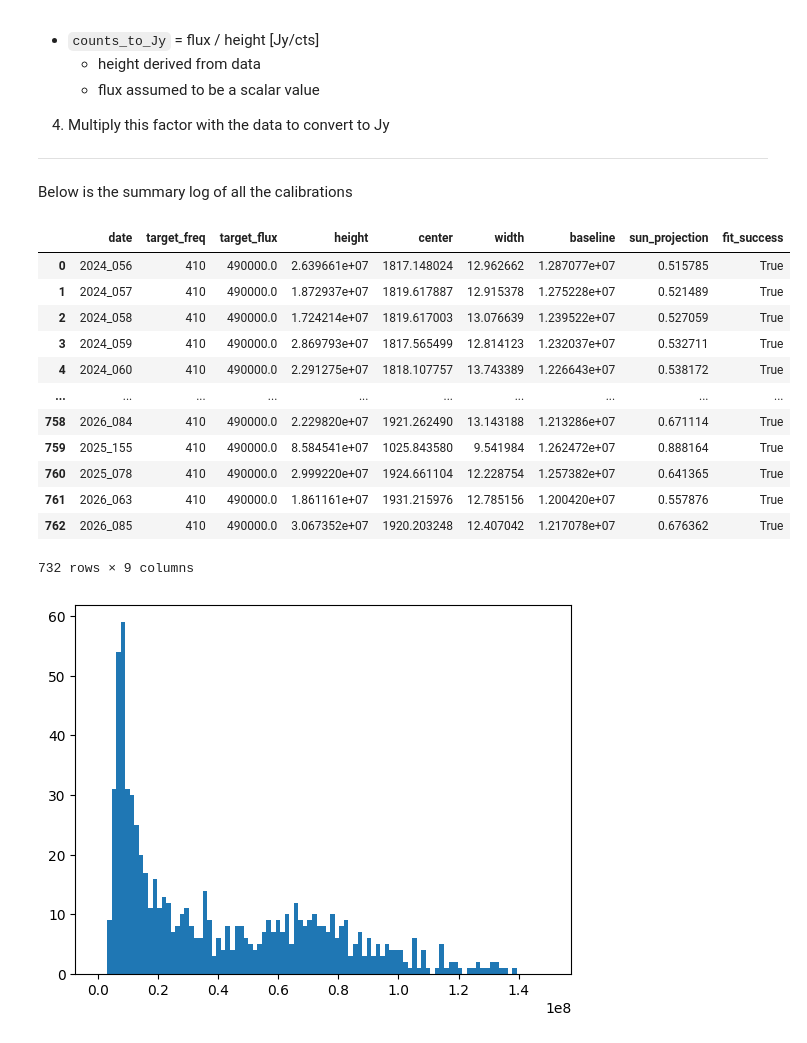
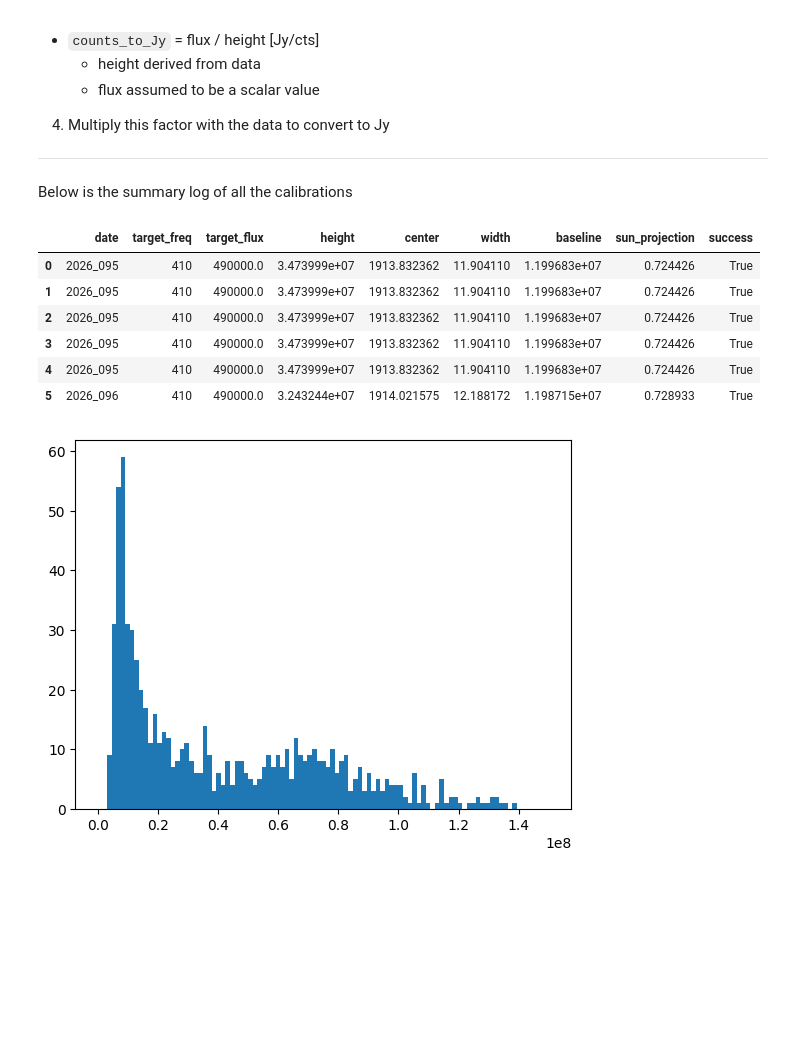
Before and after one commit to dbautista98/chime-reduction, a Jupyter notebook: notebooks/significant_digits.ipynb, the cells around one changed output. Saved outputs shown, nothing was run; the diff lists cells and outputs as text; code cells hidden in the pictures; blank space fills up the shorter version.

Commit message:
standardize column labels in log files

```diff
--- a/notebooks/significant_digits.ipynb
+++ b/notebooks/significant_digits.ipynb
@@ -24,23 +24,17 @@ import chime.calibration as cal
 ----------------------
 Below is the summary log of all the calibrations
 # %%
-df = pd.read_csv("calibration_log.csv")
-df = df[df.fit_success == True]
+df = pd.read_csv("../calibration_log.csv")
+df = df[df.success == True]
 df
 # %% [output]
-|  | date | target_freq | target_flux | height | center | width | baseline | sun_projection | fit_success |
-| 0 | 2024_056 | 410 | 490000.0 | 2.639661e+07 | 1817.148024 | 12.962662 | 1.287077e+07 | 0.515785 | True |
-| 1 | 2024_057 | 410 | 490000.0 | 1.872937e+07 | 1819.617887 | 12.915378 | 1.275228e+07 | 0.521489 | True |
-| 2 | 2024_058 | 410 | 490000.0 | 1.724214e+07 | 1819.617003 | 13.076639 | 1.239522e+07 | 0.527059 | True |
-| 3 | 2024_059 | 410 | 490000.0 | 2.869793e+07 | 1817.565499 | 12.814123 | 1.232037e+07 | 0.532711 | True |
-| 4 | 2024_060 | 410 | 490000.0 | 2.291275e+07 | 1818.107757 | 13.743389 | 1.226643e+07 | 0.538172 | True |
-| ... | ... | ... | ... | ... | ... | ... | ... | ... | ... |
-| 758 | 2026_084 | 410 | 490000.0 | 2.229820e+07 | 1921.262490 | 13.143188 | 1.213286e+07 | 0.671114 | True |
-| 759 | 2025_155 | 410 | 490000.0 | 8.584541e+07 | 1025.843580 | 9.541984 | 1.262472e+07 | 0.888164 | True |
-| 760 | 2025_078 | 410 | 490000.0 | 2.999220e+07 | 1924.661104 | 12.228754 | 1.257382e+07 | 0.641365 | True |
-| 761 | 2026_063 | 410 | 490000.0 | 1.861161e+07 | 1931.215976 | 12.785156 | 1.200420e+07 | 0.557876 | True |
-| 762 | 2026_085 | 410 | 490000.0 | 3.067352e+07 | 1920.203248 | 12.407042 | 1.217078e+07 | 0.676362 | True |
+|  | date | target_freq | target_flux | height | center | width | baseline | sun_projection | success |
+| 0 | 2026_095 | 410 | 490000.0 | 3.473999e+07 | 1913.832362 | 11.904110 | 1.199683e+07 | 0.724426 | True |
+| 1 | 2026_095 | 410 | 490000.0 | 3.473999e+07 | 1913.832362 | 11.904110 | 1.199683e+07 | 0.724426 | True |
+| 2 | 2026_095 | 410 | 490000.0 | 3.473999e+07 | 1913.832362 | 11.904110 | 1.199683e+07 | 0.724426 | True |
+| 3 | 2026_095 | 410 | 490000.0 | 3.473999e+07 | 1913.832362 | 11.904110 | 1.199683e+07 | 0.724426 | True |
+| 4 | 2026_095 | 410 | 490000.0 | 3.473999e+07 | 1913.832362 | 11.904110 | 1.199683e+07 | 0.724426 | True |
+| 5 | 2026_096 | 410 | 490000.0 | 3.243244e+07 | 1914.021575 | 12.188172 | 1.198715e+07 | 0.728933 | True |
-732 rows × 9 columns
 # %%
 plt.figure()
 plt.hist(df.height, bins=np.linspace(0, 1.5e8, num=100))
```
Also changed, not shown: 3 other files.
